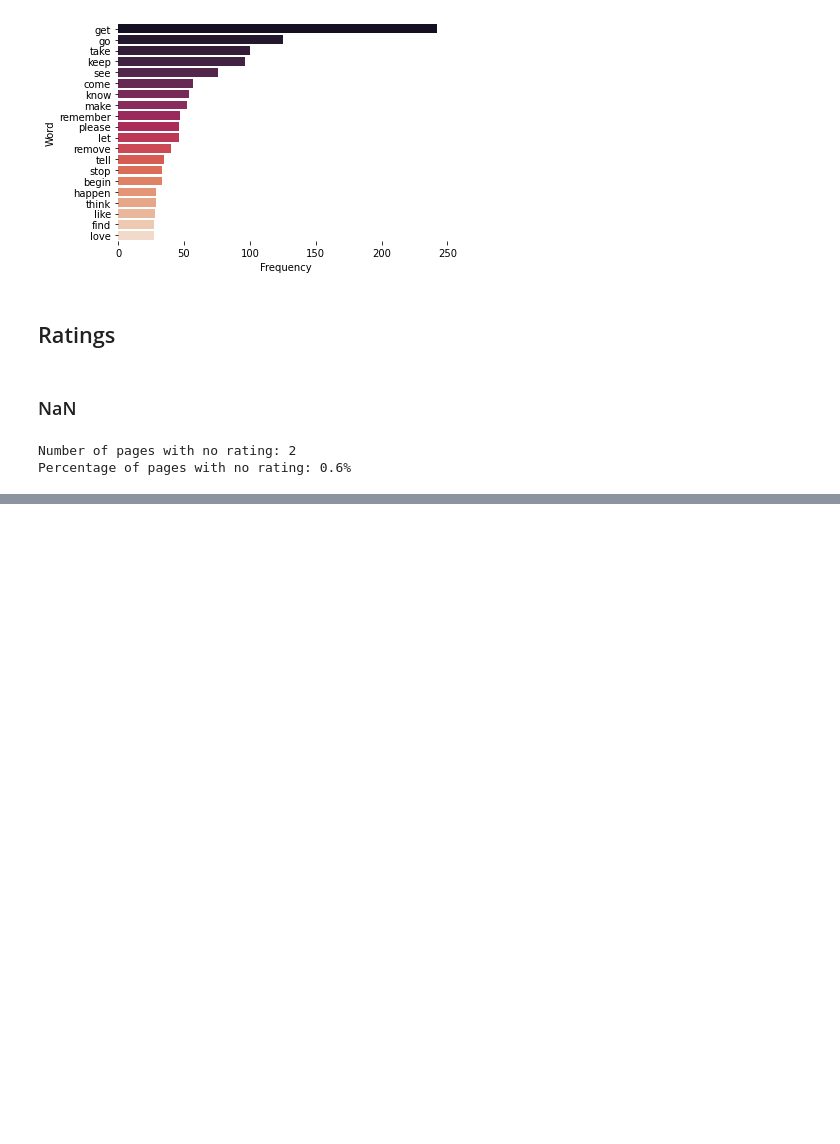
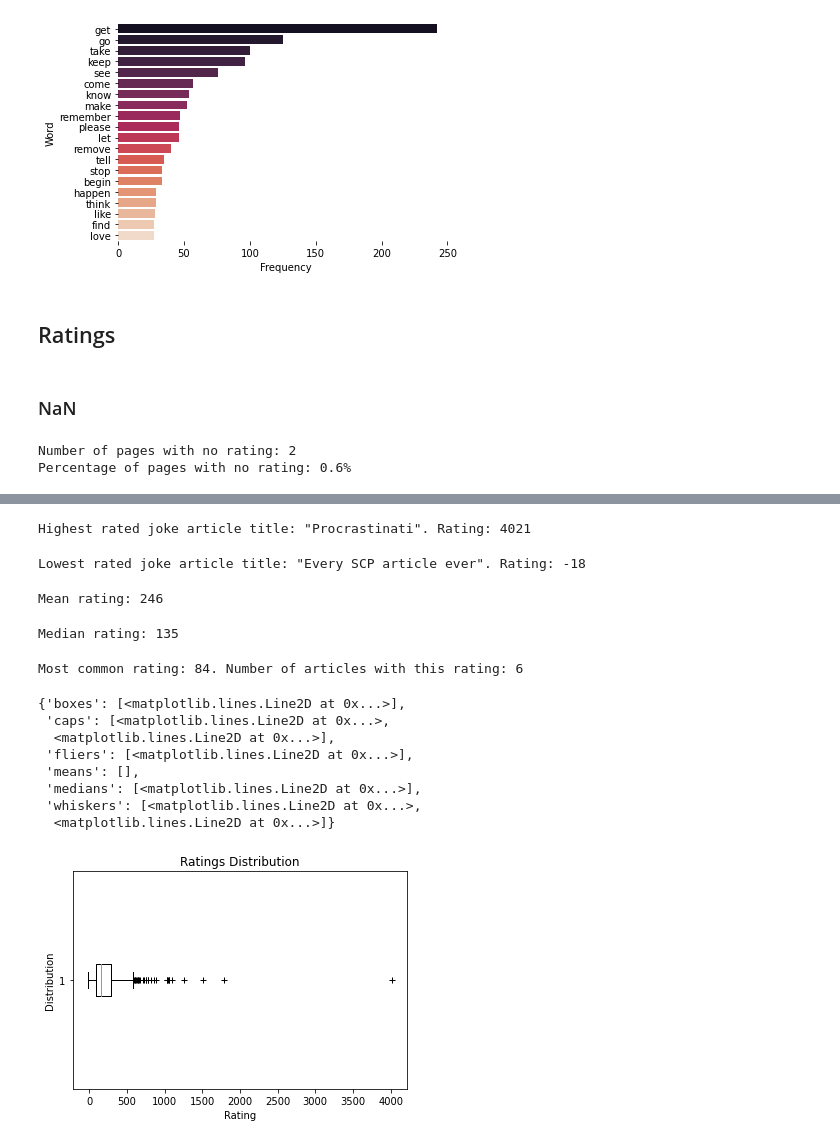
Before and after one commit to CZboop/SCP-Scraping-and-Analysis, a Jupyter notebook: JokeSCPAnalysis.ipynb, the cells around one changed output, grey strips where cells are left out. Cells and saved outputs as stored; diff of their text form; code cells hidden in the pictures; blank space fills up the shorter version.

Commit message:
added more ratings analysis for joke scps

```diff
--- a/JokeSCPAnalysis.ipynb
+++ b/JokeSCPAnalysis.ipynb
@@ -202,0 +206,56 @@ Percentage of pages with no rating: 0.6%
+# %%
+# getting all ratings that aren't none
+all_ratings = [int(i) for i in list(joke_scp_df['rating']) if ~np.isnan(i)]
+# print(len(all_ratings))
+# %%
+# highest rated
+highest_rating = max(list(joke_scp_df['rating']))
+highest_rated_article = joke_scp_df.loc[joke_scp_df['rating']==highest_rating]
+# print(len(highest_rated_article)) #checking only one article
+print('Highest rated joke article title: {}. Rating: {}'.format(highest_rated_article['title'].item(), int(highest_rating)))
+# %% [output]
+Highest rated joke article title: "Procrastinati". Rating: 4021
+# %%
+# lowest rated
+lowest_rating = min(list(joke_scp_df['rating']))
+lowest_rated_article = joke_scp_df.loc[joke_scp_df['rating']==lowest_rating]
+# print(len(lowest_rated_article)) #checking only one article
+print('Lowest rated joke article title: {}. Rating: {}'.format(lowest_rated_article['title'].item(), int(lowest_rating)))
+# note, this article seems to have since been deleted
+# %% [output]
+Lowest rated joke article title: "Every SCP article ever". Rating: -18
+# %%
+# average rating - mean
+mean_rating = sum(all_ratings) / len(all_ratings)
+print('Mean rating: {}'.format(round(mean_rating)))
+# %% [output]
+Mean rating: 246
+# %%
+# average rating - median
+median_rating = all_ratings[len(all_ratings)//2]
+print('Median rating: {}'.format(median_rating))
+# %% [output]
+Median rating: 135
+# %%
+# average rating - mode if there is one
+most_common_rating = sorted(all_ratings, reverse=True, key= lambda x: all_ratings.count(x))
+print('Most common rating: {}. Number of articles with this rating: {}'.format(most_common_rating[0], all_ratings.count(most_common_rating[0])))
+# %% [output]
+Most common rating: 84. Number of articles with this rating: 6
+# %%
+# rating boxplot
+fig1, ax1 = plt.subplots()
+ax1.set_title('Ratings Distribution')
+ax1.set_xlabel('Rating')
+ax1.set_ylabel('Distribution')
+ax1.boxplot(all_ratings, vert= False, sym='+')
+# %% [output]
+{'boxes': [<matplotlib.lines.Line2D at 0x...>],
+ 'caps': [<matplotlib.lines.Line2D at 0x...>,
+  <matplotlib.lines.Line2D at 0x...>],
+ 'fliers': [<matplotlib.lines.Line2D at 0x...>],
+ 'means': [],
+ 'medians': [<matplotlib.lines.Line2D at 0x...>],
+ 'whiskers': [<matplotlib.lines.Line2D at 0x...>,
+  <matplotlib.lines.Line2D at 0x...>]}
+[figure, added]
```
Also changed, not shown: parts of 2 cells of this notebook.
